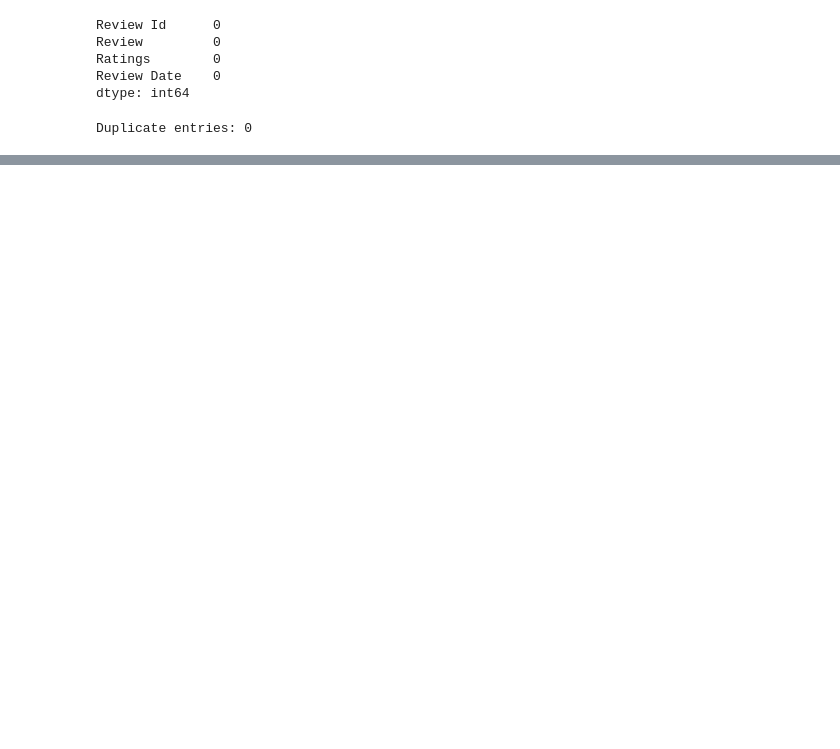
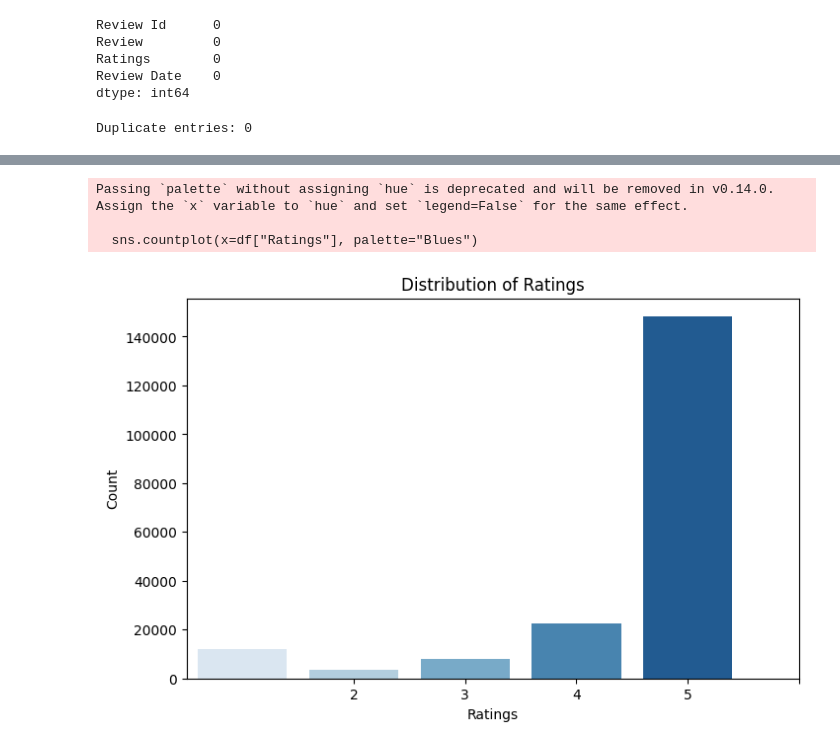
Before and after one commit to hsufrancy/chatgpt-review-sentiment-analysis, a Jupyter notebook: sentiment_analysis.ipynb, the cells around one changed output, grey strips where cells are left out. Drawn from its saved outputs; the diff is of its cells as text; code cells hidden in the pictures; blank space fills up the shorter version.

```diff
--- a/sentiment_analysis.ipynb
+++ b/sentiment_analysis.ipynb
@@ -155,0 +151,8 @@ df.to_csv("Cleaned_ChatGPT_Reviews.csv", index=False)
+# %%
+# Convert Review Date to datetime format, Ratings to numeric format
+df["Review Date"] = pd.to_datetime(df["Review Date"], errors='coerce')
+df['Ratings'] = pd.to_numeric(df['Ratings'], errors='coerce')
+
+# Add a column for review length (word count)
+df["Review Length"] = df["Cleaned_Review"].apply(lambda x: len(str(x).split()))
+df
@@ -155,0 +173,14 @@ df.to_csv("Cleaned_ChatGPT_Reviews.csv", index=False)
+# %%
+# --- Distribution of Ratings ---
+plt.figure(figsize=(8, 5))
+sns.countplot(x=df["Ratings"], palette="Blues")
+plt.title("Distribution of Ratings")
+plt.xlabel("Ratings")
+plt.ylabel("Count")
+plt.xticks(range(1, 6))
+plt.show()
+# %% [output]
+Passing `palette` without assigning `hue` is deprecated and will be removed in v0.14.0. Assign the `x` variable to `hue` and set `legend=False` for the same effect.
+
+  sns.countplot(x=df["Ratings"], palette="Blues")
+[figure, added]
```
Also changed, not shown: parts of 32 cells of this notebook.
